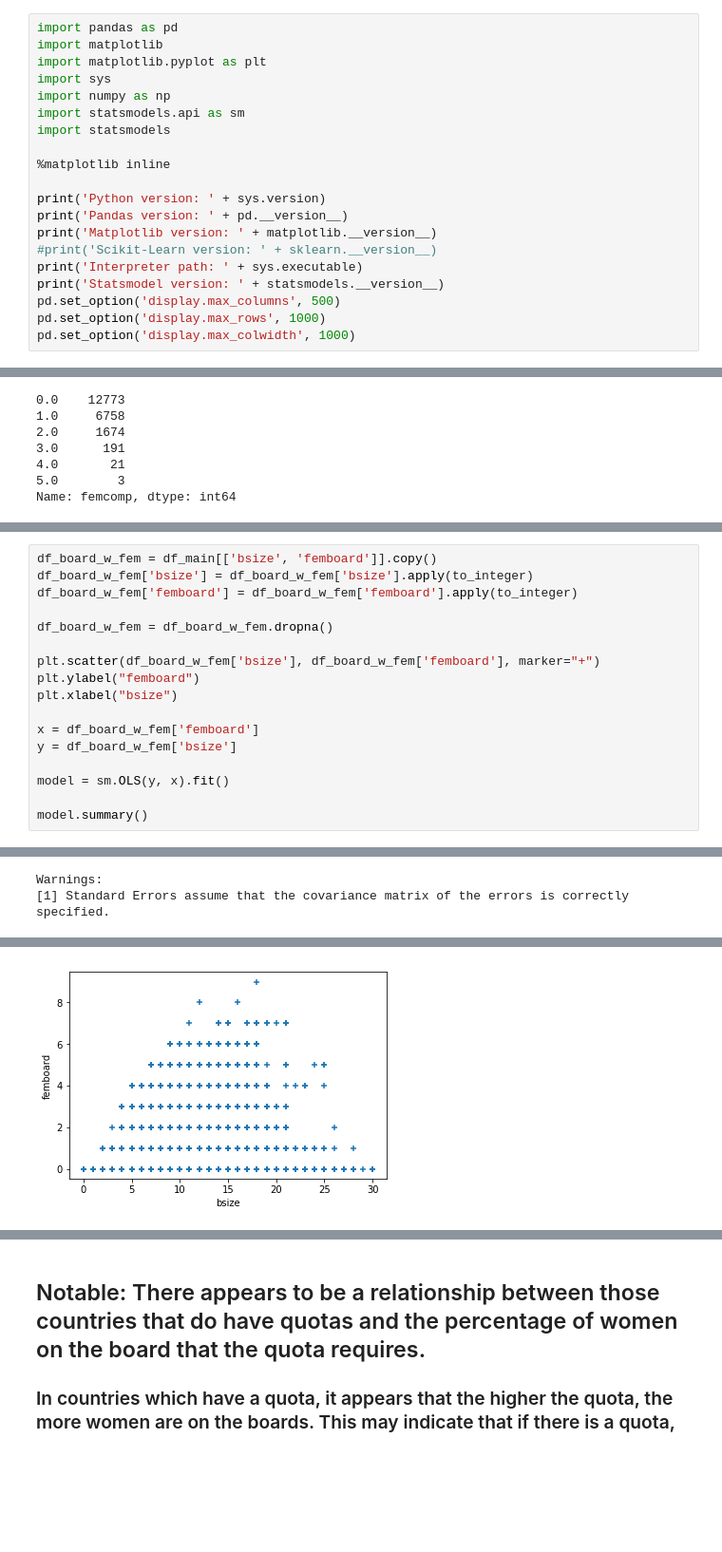
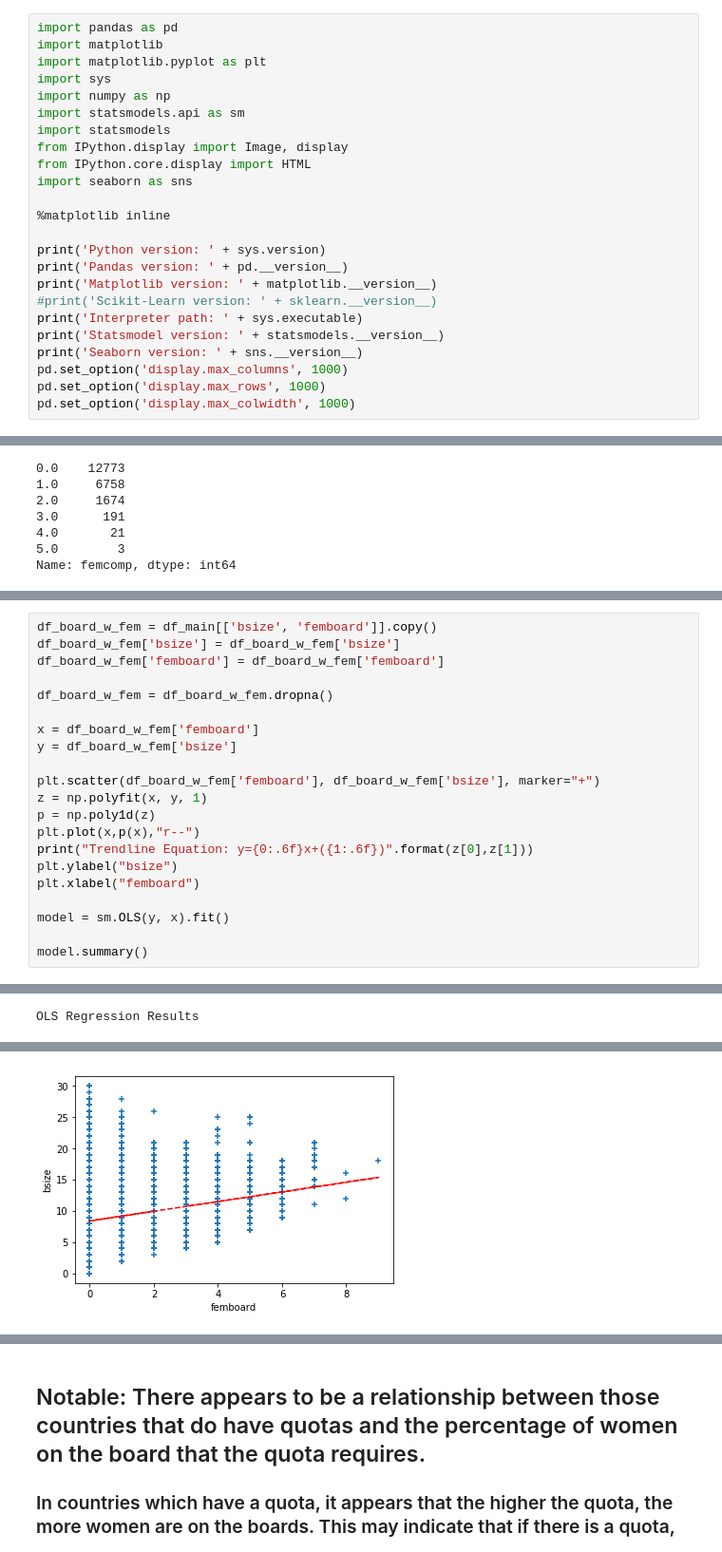
Before and after one commit to etokrug/GroupProject, a Jupyter notebook: GroupProject.ipynb, the cells around one changed output, grey strips where cells are left out. Shown at 95% size. Saved outputs shown, nothing was run; the diff lists cells and outputs as text; blank space fills up the shorter version.

```diff
--- a/GroupProject.ipynb
+++ b/GroupProject.ipynb
@@ -9,6 +28,9 @@ import sys
 import numpy as np
 import statsmodels.api as sm
 import statsmodels
+from IPython.display import Image, display
+from IPython.core.display import HTML
+import seaborn as sns
 
 %matplotlib inline
 
@@ -18,7 +40,8 @@ print('Matplotlib version: ' + matplotlib.__version__)
 #print('Scikit-Learn version: ' + sklearn.__version__)
 print('Interpreter path: ' + sys.executable)
 print('Statsmodel version: ' + statsmodels.__version__)
-pd.set_option('display.max_columns', 500)
+print('Seaborn version: ' + sns.__version__)
+pd.set_option('display.max_columns', 1000)
 pd.set_option('display.max_rows', 1000)
 pd.set_option('display.max_colwidth', 1000)
 # %% [output]
@@ -263,17 +327,21 @@ Name: femcomp, dtype: int64
 # %%
 df_board_w_fem = df_main[['bsize', 'femboard']].copy()
-df_board_w_fem['bsize'] = df_board_w_fem['bsize'].apply(to_integer)
-df_board_w_fem['femboard'] = df_board_w_fem['femboard'].apply(to_integer)
+df_board_w_fem['bsize'] = df_board_w_fem['bsize']
+df_board_w_fem['femboard'] = df_board_w_fem['femboard']
 
 df_board_w_fem = df_board_w_fem.dropna()
-
-plt.scatter(df_board_w_fem['bsize'], df_board_w_fem['femboard'], marker="+")
-plt.ylabel("femboard")
-plt.xlabel("bsize")
 
 x = df_board_w_fem['femboard']
 y = df_board_w_fem['bsize']
 
+plt.scatter(df_board_w_fem['femboard'], df_board_w_fem['bsize'], marker="+")
+z = np.polyfit(x, y, 1)
+p = np.poly1d(z)
+plt.plot(x,p(x),"r--")
+print("Trendline Equation: y={0:.6f}x+({1:.6f})".format(z[0],z[1]))
+plt.ylabel("bsize")
+plt.xlabel("femboard")
+
 model = sm.OLS(y, x).fit()
 
 model.summary()
@@ -282,3 +350,4 @@ OLS Regression Results
+OLS Regression Results
 | Dep. Variable: | bsize | R-squared: | 0.546 |
 | Model: | OLS | Adj. R-squared: | 0.546 |
 | Method: | Least Squares | F-statistic: | 2.931e+04 |
@@ -294,5 +363,3 @@ OLS Regression Results
 | Prob(Omnibus): | 0.000 | Jarque-Bera (JB): | 1184.313 |
 | Skew: | -0.221 | Prob(JB): | 6.76e-258 |
 | Kurtosis: | 3.985 | Cond. No. | 1.00 |
-Warnings:
-[1] Standard Errors assume that the covariance matrix of the errors is correctly specified.
@@ -299 +368 @@ Warnings:
-[figure, old version]
+[figure, new version]
```
Also changed, not shown: parts of 59 cells of this notebook, 1 other file.
